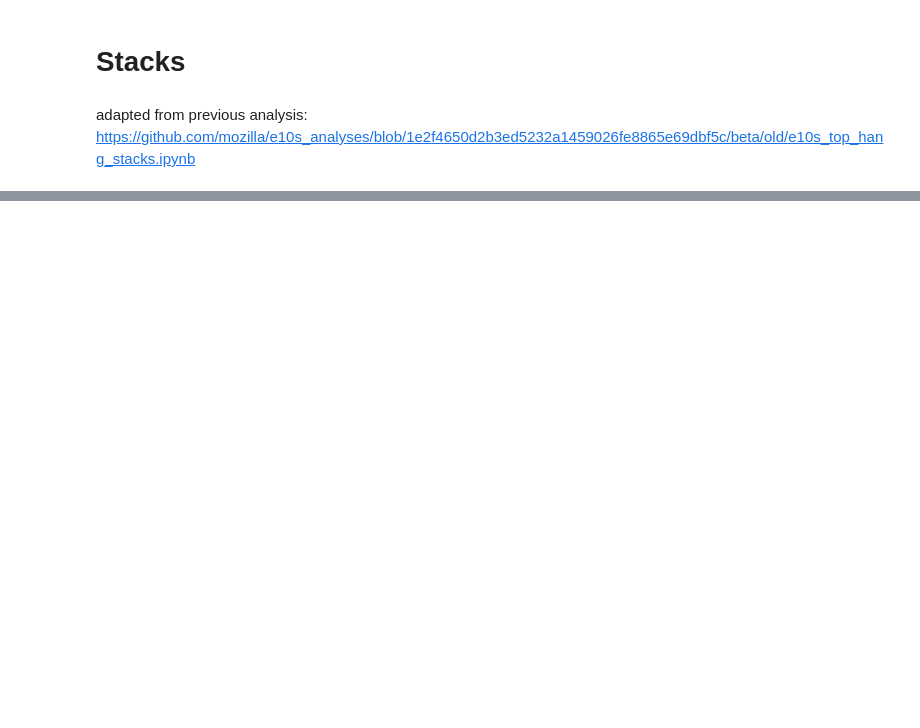
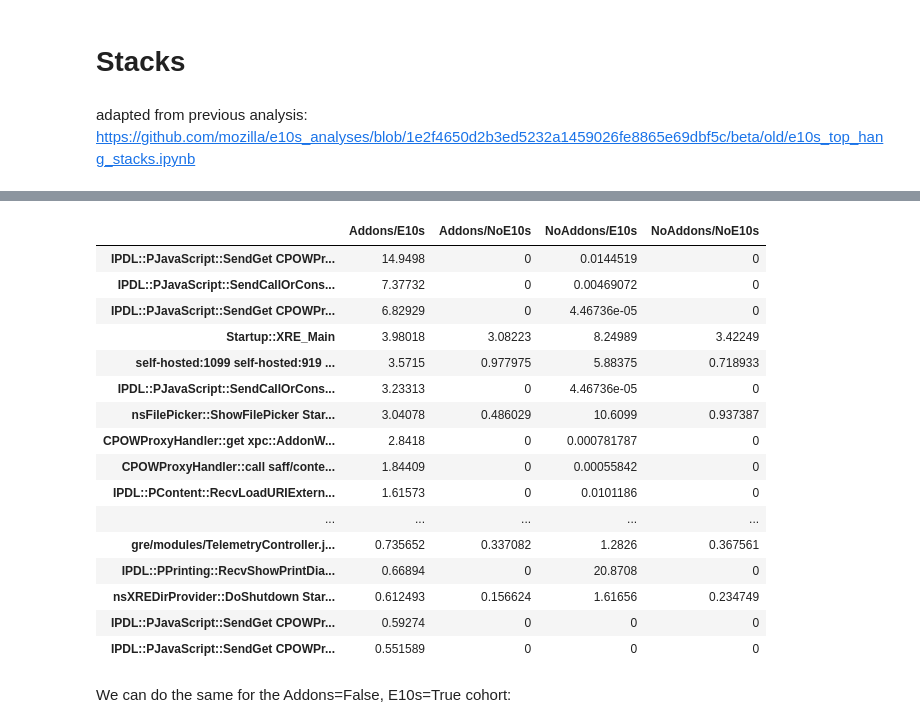
Before and after one commit to benmiroglio/e10s_analyses, a Jupyter notebook: beta/51/week9/e10s_experiment.ipynb, the cells around one changed output, grey strips where cells are left out. Saved outputs shown, nothing was run; the diff lists cells and outputs as text; code cells hidden in the pictures; blank space fills up the shorter version.

```diff
--- a/beta/51/week9/e10s_experiment.ipynb
+++ b/beta/51/week9/e10s_experiment.ipynb
@@ -1229,2 +1263,2 @@ Top stacks, sorted by the add-ons cohort with e10s, with percentages for every c
 # %%
-print_top_stacks(addons_e10s, addons_no_e10s, e10s, no_e10s, 25)
+df = get_top_stacks_per_group(addons_e10s, addons_no_e10s, e10s, no_e10s, 25)
@@ -1268,5 +1264,0 @@ def get_top_stacks_per_group(ae, ane, e, ne, count):
-# %%
-df = pd.DataFrame(get_top_stacks_per_group(addons_e10s, addons_no_e10s, e10s, no_e10s, 25))
-# %%
-df.index = df['stack']
-df=df.drop('stack', axis=1)
@@ -1324,0 +1271,22 @@ max(df.max())
+# %%
+heat_map_df(df)
+# %% [output]
+|  | Addons/E10s | Addons/NoE10s | NoAddons/E10s | NoAddons/NoE10s |
+| IPDL::PJavaScript::SendGet CPOWPr... | 14.9498 | 0 | 0.0144519 | 0 |
+| IPDL::PJavaScript::SendCallOrCons... | 7.37732 | 0 | 0.00469072 | 0 |
+| IPDL::PJavaScript::SendGet CPOWPr... | 6.82929 | 0 | 4.46736e-05 | 0 |
+| Startup::XRE_Main | 3.98018 | 3.08223 | 8.24989 | 3.42249 |
+| self-hosted:1099 self-hosted:919 ... | 3.5715 | 0.977975 | 5.88375 | 0.718933 |
+| IPDL::PJavaScript::SendCallOrCons... | 3.23313 | 0 | 4.46736e-05 | 0 |
+| nsFilePicker::ShowFilePicker Star... | 3.04078 | 0.486029 | 10.6099 | 0.937387 |
+| CPOWProxyHandler::get xpc::AddonW... | 2.8418 | 0 | 0.000781787 | 0 |
+| CPOWProxyHandler::call saff/conte... | 1.84409 | 0 | 0.00055842 | 0 |
+| IPDL::PContent::RecvLoadURIExtern... | 1.61573 | 0 | 0.0101186 | 0 |
+| ... | ... | ... | ... | ... |
+| gre/modules/TelemetryController.j... | 0.735652 | 0.337082 | 1.2826 | 0.367561 |
+| IPDL::PPrinting::RecvShowPrintDia... | 0.66894 | 0 | 20.8708 | 0 |
+| nsXREDirProvider::DoShutdown Star... | 0.612493 | 0.156624 | 1.61656 | 0.234749 |
+| IPDL::PJavaScript::SendGet CPOWPr... | 0.59274 | 0 | 0 | 0 |
+| IPDL::PJavaScript::SendGet CPOWPr... | 0.551589 | 0 | 0 | 0 |
+# %% [markdown]
+We can do the same for the Addons=False, E10s=True cohort:
```
Also changed, not shown: parts of 34 cells of this notebook.
